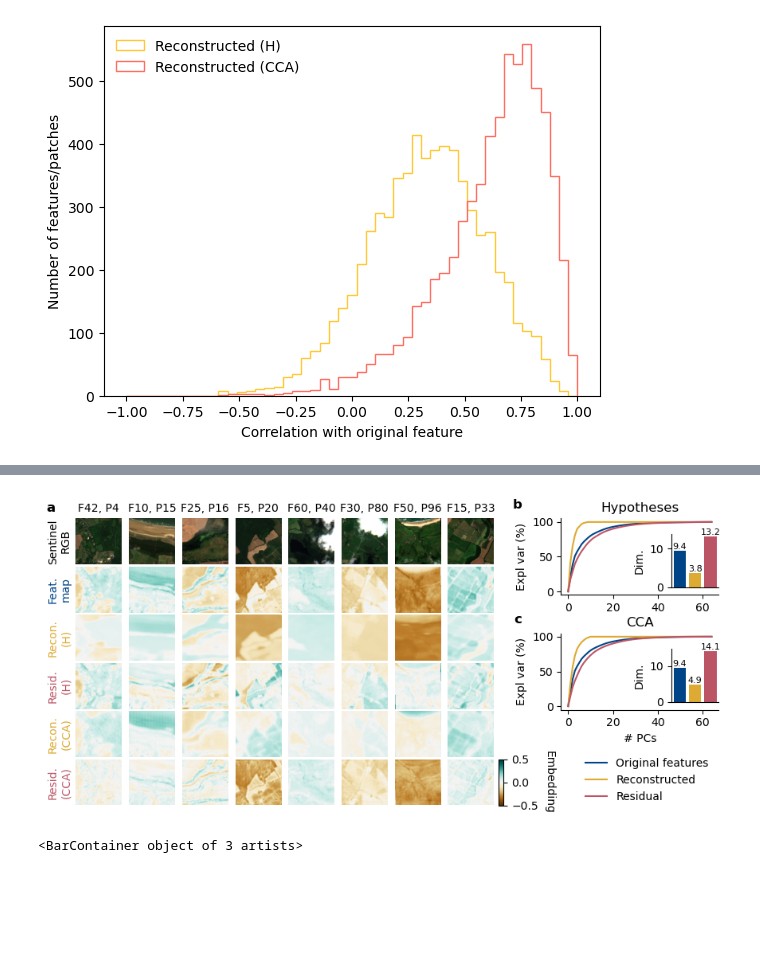
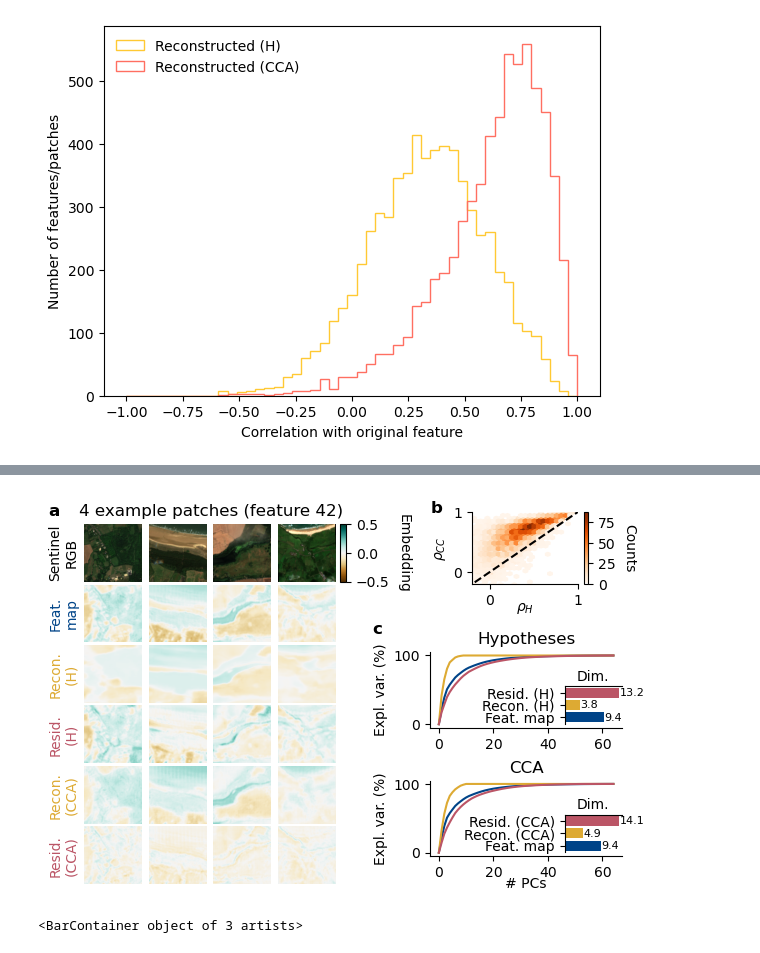
Before and after one commit to vdplasthijs/NeurEO, a Jupyter notebook: notebooks/CCA figure.ipynb, the cells around one changed output, grey strips where cells are left out. Drawn from its saved outputs; the diff is of its cells as text; code cells hidden in the pictures; blank space fills up the shorter version.

```diff
--- a/notebooks/CCA figure.ipynb
+++ b/notebooks/CCA figure.ipynb
@@ -299,21 +304,30 @@ sorted_feature_inds = np.load('../outputs/inds_sorted_features.npy')
 # %%
 save_fig = True
 
-fig = plt.figure(figsize=(9, 4))
-n_rows_top, n_cols_top = 6, 8
-gs_top = fig.add_gridspec(n_rows_top, n_cols_top + 1, width_ratios=[1] * n_cols_top + [0.1], bottom=0.05, top=0.95, left=0.05, right=0.65,
+full_length_fig = False
+
+fig = plt.figure(figsize=(9 if full_length_fig else 6, 4))
+n_rows_top, n_cols_top = 6, 8 if full_length_fig else 4
+gs_top = fig.add_gridspec(n_rows_top, n_cols_top + 1, width_ratios=[1] * n_cols_top + [0.1], bottom=0.05, top=0.95, left=0.05,
+                          right=0.65 if full_length_fig else 0.49,
                          wspace=0.05, hspace=0.05)
 # n_cols_bottom = 7
 # gs_bottom = fig.add_gridspec(1, n_cols_bottom, width_ratios=[0.3, 1, 0.5, 0.3, 0.3, 1, 0.5],
 #                               bottom=0.05, top=0.25, left=0.05, right=0.95,
 #                             wspace=0.15, hspace=0.15)
 ax_top = np.array([[fig.add_subplot(gs_top[ii, jj]) for jj in range(n_cols_top)] for ii in range(n_rows_top)])
-ax_cbar = fig.add_subplot(gs_top[-1, -1])
+ax_cbar = fig.add_subplot(gs_top[0, -1])
 # ax_bottom = [fig.add_subplot(gs_bottom[0, jj]) for jj in range(n_cols_bottom)]
-gs_right = fig.add_gridspec(2, 1, left=0.73, right=0.95, bottom=0.35, top=0.95, hspace=0.5)
+gs_right = fig.add_gridspec(2, 1, left=0.73 if full_length_fig else 0.63,
+                            # right=0.95, bottom=0.4, top=0.95, hspace=0.7)
+                            right=0.95, bottom=0.12, top=0.63, hspace=0.7)
 ax_right = [fig.add_subplot(gs_right[ii, 0]) for ii in range(2)]
+gs_bottomright = fig.add_gridspec(1, 1, left=0.8 if full_length_fig else 0.7,
+                                #   right=0.92, bottom=0.07, top=0.25)
+                                 right=0.92, bottom=0.8, top=0.98)
+ax_bottomright = fig.add_subplot(gs_bottomright[0, 0])
 
-patch_feat_combis = [(4, 42), (15, 10), (16, 25), (20, 5), (40, 60), (80, 30), (96, 50),
+patch_feat_combis = [(4, 42), (15, 42), (16, 42), (96, 42), (40, 60), (80, 30), (96, 50),
                      (33, 15), (55, 35), (77, 45), (88, 20), (99, 55), (12, 70), (25, 80)]
 patch_feat_combis = patch_feat_combis[:n_cols_top]
 dict_plot_feat_data = {
@@ -335,7 +349,7 @@ for i_col, (i_patch, i_f) in enumerate(patch_feat_combis):
     ax_col = ax_top[:, i_col]
 
     ax_col[0].imshow(np.clip(np.swapaxes(np.swapaxes(sentinel[i_patch][:3], 0, 2), 0, 1), 0, 3000) / 3000)
-    ax_col[0].set_title(f'F{i_f}, P{i_patch}', fontsize=10)
+    # ax_col[0].set_title(f'F{i_f}, P{i_patch}', fontsize=10)
 
     # print(i_col)
     for ii, (name, im_plot) in enumerate(dict_plot_feat_data.items()):
@@ -343,7 +357,6 @@ for i_col, (i_patch, i_f) in enumerate(patch_feat_combis):
         ax_col[ii + 1].imshow(im_plot[i_patch][i_f], vmin=-lim_feat, vmax=lim_feat, cmap='BrBG')
         corr_with_orig_feat = np.corrcoef(im_plot[i_patch][i_f].flatten(), features[i_patch][i_f].flatten())[0, 1]
         ax_col[ii + 1].set_xlabel(f'corr: {corr_with_orig_feat:.3f}', fontsize=8)
-
     for ax_ in ax_col:
         du.naked(ax_)
 
@@ -357,6 +370,8 @@ for i_col, (i_patch, i_f) in enumerate(patch_feat_combis):
                             cax=ax_cbar)
         ax_cbar.set_ylabel('Embedding', rotation=270, labelpad=15)
 
+ax_top[0, 0].set_title('4 example patches (feature 42)', fontsize=12, ha='left', x=-0.1)
+
 ## Bottom plots:
 ## PCA explained variance plot H
 ## H OLS weight mat
@@ -366,12 +381,12 @@ for i_col, (i_patch, i_f) in enumerate(patch_feat_combis):
 
 # ax_w_ols_h = ax_bottom[0]
 ax_pca_h = ax_right[0]
-ax_dim_h = ax_pca_h.inset_axes([0.7, 0.1, 0.3, 0.7])
+ax_dim_h = ax_pca_h.inset_axes([0.7, 0.05, 0.3, 0.5])
 # ax_w_cca = ax_bottom[3]
 # ax_w_ols_cc = ax_bottom[4]
 ax_pca_cca = ax_right[1]
-ax_dim_cca = ax_pca_cca.inset_axes([0.7, 0.1, 0.3, 0.7])
-
+ax_dim_cca = ax_pca_cca.inset_axes([0.7, 0.05, 0.3, 0.5])
+ax_corr_recon = ax_bottomright
 
 
 # ## Weight mat plots:
@@ -395,48 +410,83 @@ ax_pca_cca.plot(np.concatenate([[0], dict_expl_var_all['original'][n].mean(0)])
 ax_pca_cca.plot(np.concatenate([[0], dict_expl_var_all['fit_ols_cc'][n].mean(0)]) * 100, '-', c=color_dict['fit_ols_cc'], label='Reconstructed');
 ax_pca_cca.plot(np.concatenate([[0], dict_expl_var_all['res_ols_cc'][n].mean(0)]) * 100, '-', c=color_dict['res_ols_cc'], label='Residual');
 
-ax_pca_cca.legend(frameon=False, loc='upper right', bbox_to_anchor=(1, -0.5))
+# ax_pca_cca.legend(frameon=False, loc='upper right', bbox_to_anchor=(1, -0.5))
 
 ax_pca_h.set_title('Hypotheses')
 ax_pca_cca.set_title('CCA')
-ax_pca_cca.set_xlabel('# PCs')
+ax_pca_cca.set_xlabel('# PCs', labelpad=-2)
 for ax_ in [ax_pca_cca, ax_pca_h]:
-    ax_.set_ylabel('Expl var (%)')
+    ax_.set_ylabel('Expl. var. (%)')
     du.despine(ax_)
 
 ## Dim bar plot:
 for ax_, names in zip([ax_dim_h, ax_dim_cca],
                           [['original', 'fit_ols_h', 'res_ols_h'],
                            ['original', 'fit_ols_cc', 'res_ols_cc']]):
     mean_dim_list = []
     name_list = []
     colour_list = []
     for name in names:
         mean_dim = np.mean(dict_dim_all[name][n])
         sem_dim = np.std(dict_dim_all[name][n]) / np.sqrt(len(dict_dim_all[name][n]))
         mean_dim_list.append(mean_dim)
         name_list.append(name_dict[name])
         colour_list.append(color_dict[name])
-    bars = ax_.bar(x=np.arange(3), height=mean_dim_list, yerr=sem_dim, color=colour_list)
-    for rect, h in zip(bars, mean_dim_list):
-        x = rect.get_x() + rect.get_width() / 2
-        ax_.text(x, h, f'{h:.1f}', ha='center', va='bottom', fontsize=8)
 
+    bars = ax_.barh(y=np.arange(3), width=mean_dim_list, yerr=sem_dim, color=colour_list)
+    for rect, w in zip(bars, mean_dim_list):
+        y = rect.get_y() + rect.get_height() / 2
+        ax_.text(w, y, f'{w:.1f}', ha='left', va='center', fontsize=8)
+
+    ax_.set_yticks(np.arange(3))
+    ax_.set_yticklabels([n.replace('\n', ' ') for n in name_list])
+    ax_.set_xlabel('Dim.')
+    # move x ticks, ticklabelse and xlabel to the top of the axis
+    ax_.xaxis.set_label_position('top')
+    ax_.xaxis.tick_top()
+    ax_.xaxis.set_ticks_position('top')
     ax_.set_xticks([])
-    ax_.set_ylabel('Dim.')
-    du.despine(ax_)
+    for sp in ['bottom', 'right']:
+        ax_.spines[sp].set_visible(False)
+    # du.despine(ax_)
+
+    # bars = ax_.bar(x=np.arange(3), height=mean_dim_list, yerr=sem_dim, color=colour_list)
+    # for rect, h in zip(bars, mean_dim_list):
+    #     x = rect.get_x() + rect.get_width() / 2
+    #     ax_.text(x, h, f'{h:.1f}', ha='center', va='bottom', fontsize=8)
+
+    # ax_.set_xticks([])
+    # ax_.set_ylabel('Dim.')
+    # du.despine(ax_)
+
+ax_corr_recon.plot([-1, 1], [-1, 1], 'k--')
+# ax_corr_recon.plot(dict_corr_with_orig['fit_ols_h'], dict_corr_with_orig['fit_ols_cc'], '.', alpha=0.7)
+# sns.kdeplot(data=pd.DataFrame(dict_corr_with_orig), x='fit_ols_h', y='fit_ols_cc',
+#             fill=False, thresh=0, levels=10, color=colour_ols_fit, ax=ax_corr_recon)
+cmap_ols_fit = plt.cm.get_cmap('Oranges')
+ax_corr_recon.hexbin(x=dict_corr_with_orig['fit_ols_h'], y=dict_corr_with_orig['fit_ols_cc'],
+                     gridsize=30, cmap=cmap_ols_fit, mincnt=1)
+ax_corr_recon.set_xlabel(r"$\rho_H$", labelpad=-5)
+ax_corr_recon.set_ylabel(r"$\rho_{CC}$")
+ax_corr_recon.set_xlim([-0.2, 1])
+ax_corr_recon.set_ylim([-0.2, 1])
+du.despine(ax_corr_recon)
+cbar = plt.colorbar(mappable=ax_corr_recon.collections[0], ax=ax_corr_recon)
+cbar.set_label('Counts', rotation=270, labelpad=15)
+cbar.set_ticks([0, 25, 50, 75])
 
 sys.path.append('/Users/tplas/repos/reproducible_figures/scripts')
 import rep_fig_vis as rfv
-rfv.add_panel_label(fig=fig, ax=ax_top[0][0], label_letter='a', x_offset=0.25, y_offset=0.1, fontsize=12)
-rfv.add_panel_label(fig=fig, ax=ax_right[0], label_letter='b', x_offset=3.07, y_offset=0.1, fontsize=12)
-rfv.add_panel_label(fig=fig, ax=ax_right[1], label_letter='c', x_offset=3.07, y_offset=0.1, fontsize=12)
+rfv.add_panel_label(fig=fig, ax=ax_top[0][0], label_letter='a', x_offset=0.25 if full_length_fig else 0.05, y_offset=0.1, fontsize=12)
+rfv.add_panel_label(fig=fig, ax=ax_right[0], label_letter='c', x_offset=3.07 if full_length_fig else 1.72, y_offset=0.2, fontsize=12)
+# rfv.add_panel_label(fig=fig, ax=ax_right[1], label_letter='c', x_offset=3.07 if full_length_fig else 1.72, y_offset=0.1, fontsize=12)
+rfv.add_panel_label(fig=fig, ax=ax_bottomright, label_letter='b', x_offset=8 if full_length_fig else 3.7, y_offset=-0.05, fontsize=12)
 
 if save_fig:
     fig.savefig('../figs/fig3.pdf', dpi=300, bbox_inches='tight')
     plt.savefig('../../ms_neureo/figs/fig3.pdf', bbox_inches='tight')
 # %% [output]
-[figure, old version]
+[figure, new version]
 # %%
 bars
 # %% [output]
```
Also changed, not shown: parts of 1 cell of this notebook, 2 other files.
